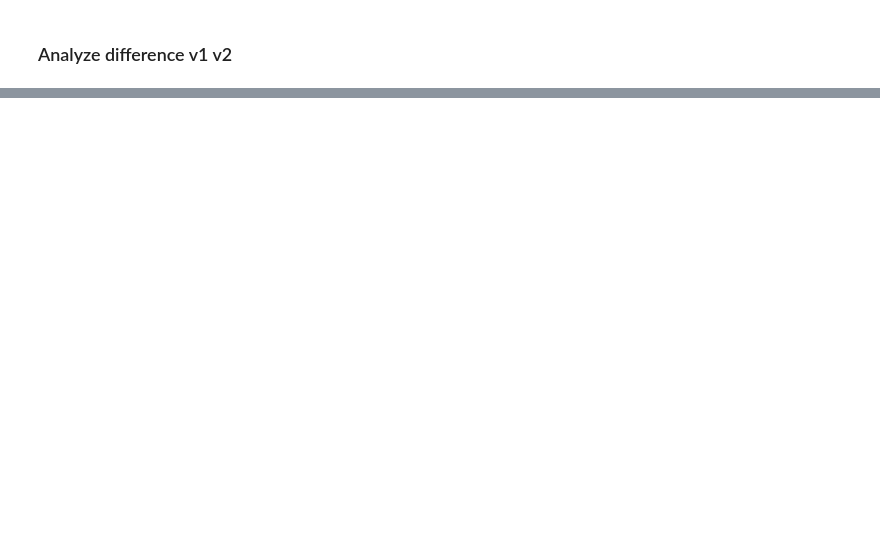
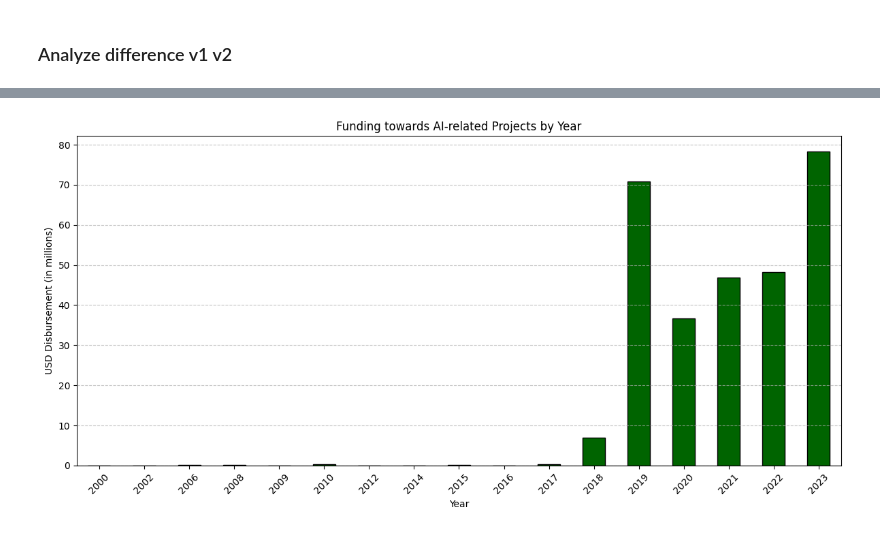
Before and after one commit to PARIS21-DATA/PRESS, a Jupyter notebook: notebooks/development/CRS_training_set_statistics.ipynb, the cells around one changed output, grey strips where cells are left out. Cells and saved outputs as stored; diff of their text form; code cells hidden in the pictures; blank space fills up the shorter version.

```diff
--- a/notebooks/development/CRS_training_set_statistics.ipynb
+++ b/notebooks/development/CRS_training_set_statistics.ipynb
@@ -572,0 +584,17 @@ v2_duplicates = press_v2[press_v2.duplicated(keep=False)]
+# %%
+# Funding towards AI-related projects
+import matplotlib.pyplot as plt
+
+# Group by year and sum the funding amounts
+funding_by_year = ai_in_press.groupby('year')['usd_disbursement'].sum()
+plt.figure(figsize=(12, 6))
+funding_by_year.plot(kind='bar', color='darkgreen', edgecolor='black')
+plt.title('Funding towards AI-related Projects by Year')
+plt.xlabel('Year')
+plt.ylabel('USD Disbursement (in millions)')
+plt.grid(axis='y', linestyle='--', alpha=0.7)
+plt.xticks(rotation=45)
+plt.tight_layout()
+plt.show()
+# %% [output]
+[figure, added]
```
Also changed, not shown: parts of 7 cells of this notebook, 4 other files.
